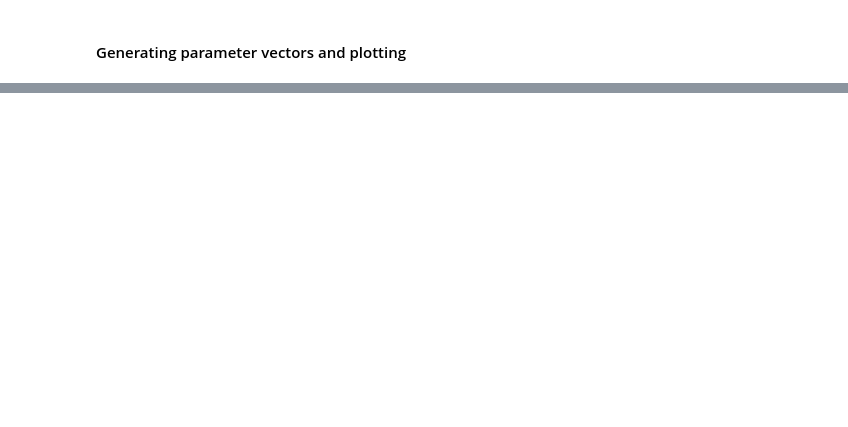
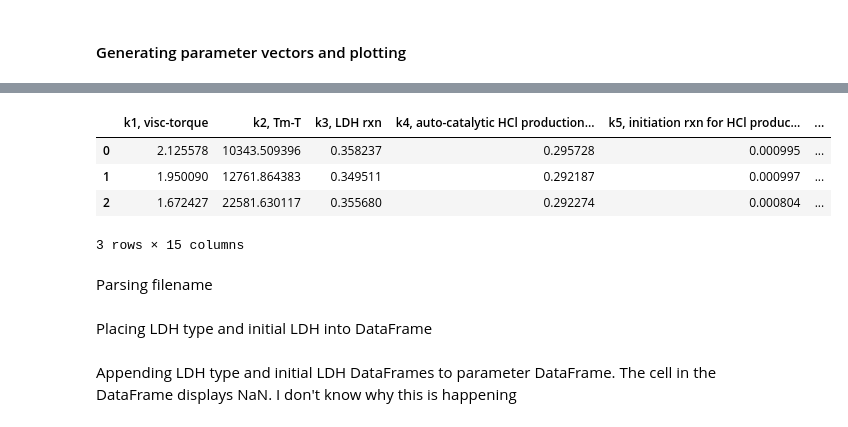
Before and after one commit to TimothyJohnLange/TorqueRheometerAnalysis, a Jupyter notebook: Fit_parameters_to_multi_files.ipynb, the cells around one changed output, grey strips where cells are left out. Drawn from its saved outputs; the diff is of its cells as text; code cells hidden in the pictures; blank space fills up the shorter version.

```diff
--- a/Fit_parameters_to_multi_files.ipynb
+++ b/Fit_parameters_to_multi_files.ipynb
@@ -194,0 +174,11 @@ plot(prim_stab_0_all, '.')
+# %%
+para_frame = DataFrame.from_records(para_V, index=figure_headings).transpose()
+para_frame
+# %% [output]
+|  | k1, visc-torque | k2, Tm-T | k3, LDH rxn | k4, auto-catalytic HCl production... | k5, initiation rxn for HCl produc... | ... |
+| 0 | 2.125578 | 10343.509396 | 0.358237 | 0.295728 | 0.000995 | ... |
+| 1 | 1.950090 | 12761.864383 | 0.349511 | 0.292187 | 0.000997 | ... |
+| 2 | 1.672427 | 22581.630117 | 0.355680 | 0.292274 | 0.000804 | ... |
+3 rows × 15 columns
+# %% [markdown]
+Parsing filename
@@ -194,0 +198,2 @@ plot(prim_stab_0_all, '.')
+# %% [markdown]
+Placing LDH type and initial LDH into DataFrame
@@ -194,0 +203,2 @@ plot(prim_stab_0_all, '.')
+# %% [markdown]
+Appending LDH type and initial LDH DataFrames to parameter DataFrame. The cell in the DataFrame displays NaN. I don't know why this is happening
```
Also changed, not shown: parts of 12 cells of this notebook.
